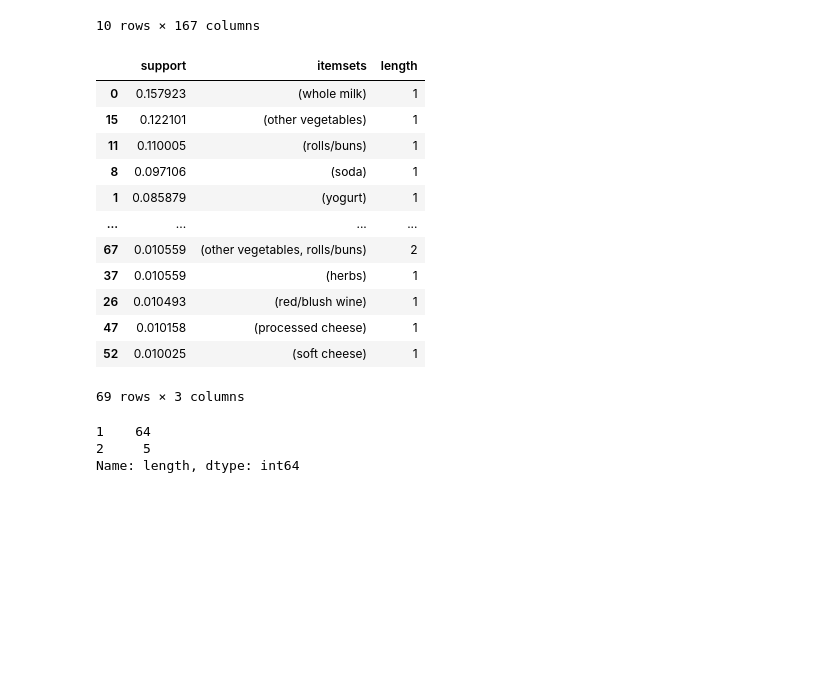
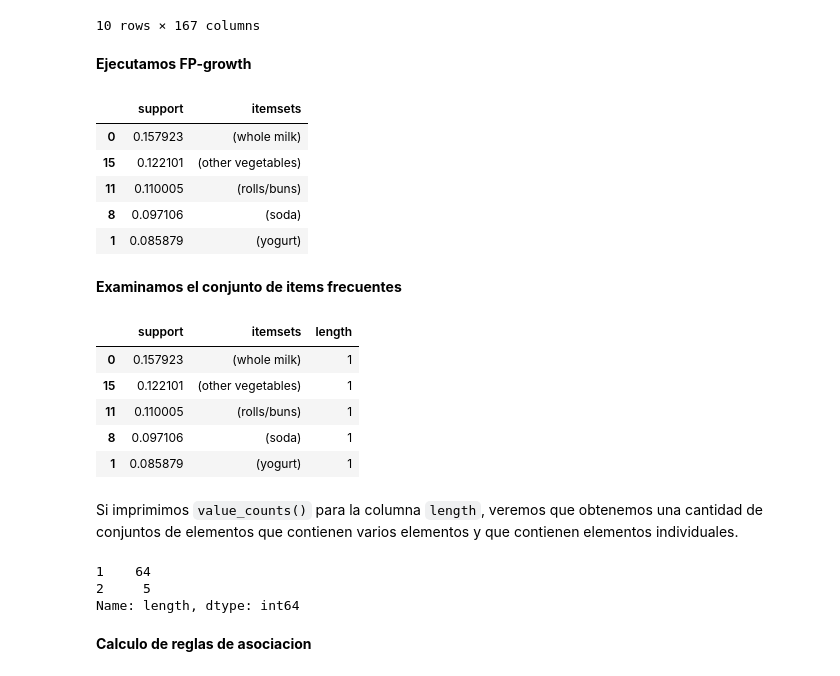
Before and after one commit to marquinamaria/UCB_MDSv4_ML, a Jupyter notebook: ARL_FP_Growth_Algorithm.ipynb, the cells around one changed output. Drawn from its saved outputs; the diff is of its cells as text; code cells hidden in the pictures; blank space fills up the shorter version.

```diff
--- a/ARL_FP_Growth_Algorithm.ipynb
+++ b/ARL_FP_Growth_Algorithm.ipynb
@@ -130,4 +135,6 @@ df.head(10)
 | 8 | False | False | False | False | False | False | ... |
 | 9 | False | False | False | False | False | False | ... |
 10 rows × 167 columns
+# %% [markdown]
+**Ejecutamos FP-growth**
 # %%
@@ -134,29 +142,36 @@ df.head(10)
 frequent_itemsets = fpgrowth(df, min_support=0.01, use_colnames=True)
 # %%
 frequent_itemsets = frequent_itemsets.sort_values(by='support', ascending=False)
+frequent_itemsets.head()
+# %% [output]
+|  | support | itemsets |
+| 0 | 0.157923 | (whole milk) |
+| 15 | 0.122101 | (other vegetables) |
+| 11 | 0.110005 | (rolls/buns) |
+| 8 | 0.097106 | (soda) |
+| 1 | 0.085879 | (yogurt) |
+# %% [markdown]
+**Examinamos el conjunto de items frecuentes**
 # %%
 frequent_itemsets['length'] = frequent_itemsets['itemsets'].apply(lambda x: len(x))
-frequent_itemsets
+frequent_itemsets.head()
 # %% [output]
 |  | support | itemsets | length |
 | 0 | 0.157923 | (whole milk) | 1 |
 | 15 | 0.122101 | (other vegetables) | 1 |
 | 11 | 0.110005 | (rolls/buns) | 1 |
 | 8 | 0.097106 | (soda) | 1 |
 | 1 | 0.085879 | (yogurt) | 1 |
-| ... | ... | ... | ... |
-| 67 | 0.010559 | (other vegetables, rolls/buns) | 2 |
-| 37 | 0.010559 | (herbs) | 1 |
-| 26 | 0.010493 | (red/blush wine) | 1 |
-| 47 | 0.010158 | (processed cheese) | 1 |
-| 52 | 0.010025 | (soft cheese) | 1 |
-69 rows × 3 columns
+# %% [markdown]
+Si imprimimos `value_counts()` para la columna `length`, veremos que obtenemos una cantidad de conjuntos de elementos que contienen varios elementos y que contienen elementos individuales.
 # %%
 frequent_itemsets['length'].value_counts()
 # %% [output]
 1    64
 2     5
 Name: length, dtype: int64
+# %% [markdown]
+**Calculo de reglas de asociacion**
 # %%
 from mlxtend.frequent_patterns import association_rules
 # %%
```
Also changed, not shown: parts of 8 cells of this notebook.
